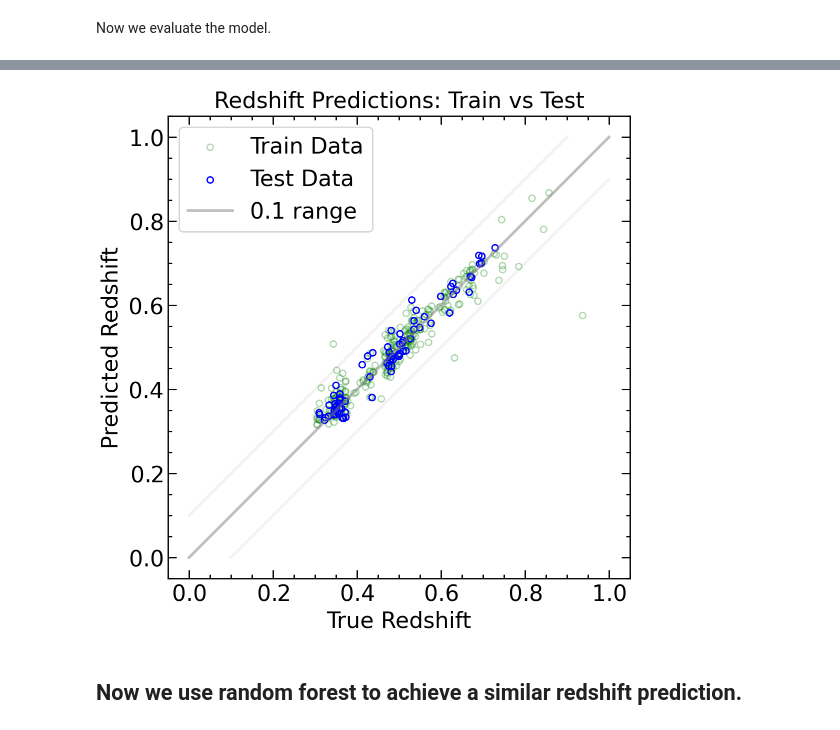
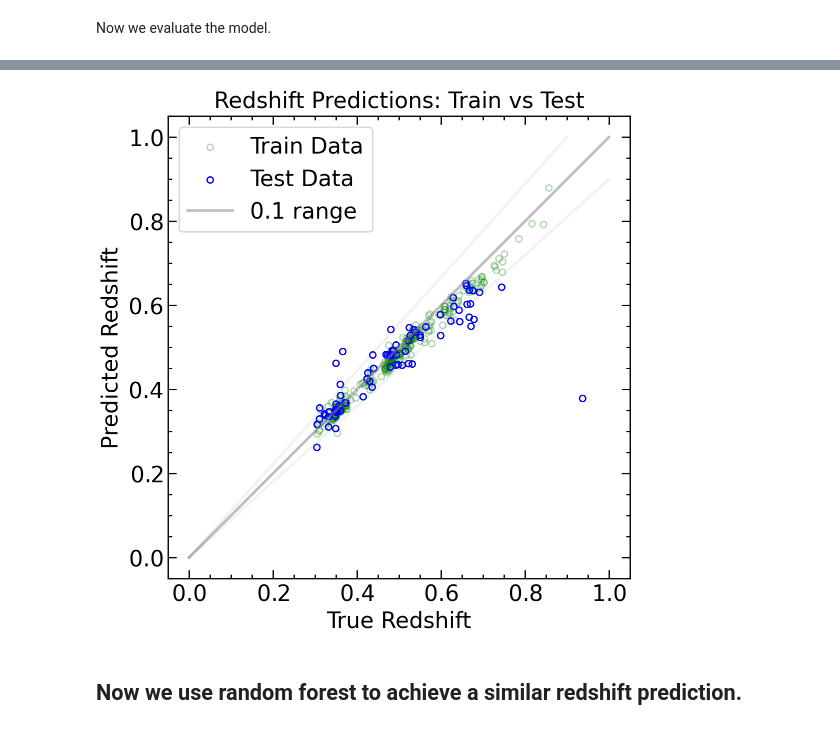
Before and after one commit to Chisen-Lupus/machine-learning-demo, a Jupyter notebook: redshift-prediction-demo.ipynb, the cells around one changed output, grey strips where cells are left out. Saved outputs shown, nothing was run; the diff lists cells and outputs as text; code cells hidden in the pictures.

```diff
--- a/redshift-prediction-demo.ipynb
+++ b/redshift-prediction-demo.ipynb
@@ -186,3 +207,29 @@ No.    Name      Ver    Type      Cards   Dimensions   Format
+# %%
+def pad_data_to_basis(wavelength, data, basis_wavelength):
+    """
+    Pad the data array to match the provided basis wavelength array.
+
+    Parameters:
+    wavelength (np.ndarray): The wavelength array corresponding to the data.
+    data (np.ndarray): The data array to be padded.
+    basis_wavelength (np.ndarray): The reference wavelength array to pad against.
+
+    Returns:
+    np.ndarray: A new data array padded with zeros to match the basis_wavelength.
+    """
+    # Create an array of zeros with the length of basis_wavelength
+    padded_data = np.zeros_like(basis_wavelength, dtype=data.dtype)
+
+    # Find indices where the wavelength values match the basis_wavelength
+    indices = np.searchsorted(basis_wavelength, wavelength)
+
+    # Filter out indices that are out of bounds due to precision issues
+    valid = (indices < len(basis_wavelength)) & (basis_wavelength[indices] == wavelength)
+
+    # Assign data to the correct positions in the padded array
+    padded_data[indices[valid]] = data[valid]
+
+    return padded_data
 # %% [markdown]
 ## Now we use Pytorch to build a simple framework to predict the redshift.
 # %%
@@ -264,12 +369,14 @@ class RedshiftPredictor(nn.Module):
 # %% [markdown]
 Initialize Model, Loss Function, and Optimizer, and then train the model
 # %%
-model = RedshiftPredictor().to(device)
+input_channels = len(dataset.basis_wavelength)
+# input_channels = 3500
+model = RedshiftPredictorSDSS(input_channels).to(device)
 criterion = nn.MSELoss()
-optimizer = torch.optim.Adam(model.parameters(), lr=3e-3)
-scheduler = MultiStepLR(optimizer, milestones=[50, 100], gamma=0.1)
+optimizer = torch.optim.Adam(model.parameters(), lr=1e-4)
+scheduler = MultiStepLR(optimizer, milestones=[200, 400], gamma=0.1)
 
-epochs = 150
+epochs = 600
 losses = []
 lrs = []
 for epoch in range(epochs):
@@ -383,8 +490,10 @@ plt.xlabel('True Redshift')
 plt.ylabel('Predicted Redshift')
 plt.title('Redshift Predictions: Train vs Test')
 plt.plot([0, 1], [0, 1], alpha=0.5, c='gray', label='0.1 range')
-plt.plot([0.1, 1], [0, 0.9], c='gray', alpha=0.1)
-plt.plot([0, 0.9], [0.1, 1], c='gray', alpha=0.1)
+# plt.plot([0.1, 1], [0, 0.9], c='gray', alpha=0.1)
+# plt.plot([0, 0.9], [0.1, 1], c='gray', alpha=0.1)
+plt.plot([0, 1], [0, 0.9], c='gray', alpha=0.1)
+plt.plot([0, 0.9], [0, 1], c='gray', alpha=0.1)
 plt.gca().set_aspect('equal')
 plt.legend(frameon=True)
 plt.show()
@@ -393,4 +502,4 @@ Test Loss: 0.0006564814576449862
-[figure, old version]
+[figure, new version]
 # %% [markdown]
 ## Now we use random forest to achieve a similar redshift prediction.
 # %%
```
Also changed, not shown: parts of 11 cells of this notebook.
